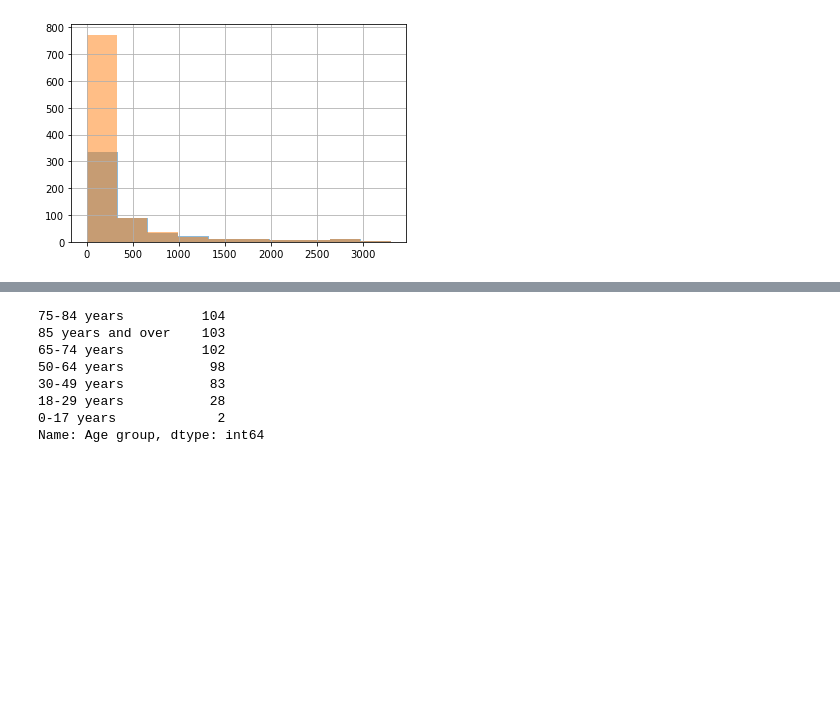
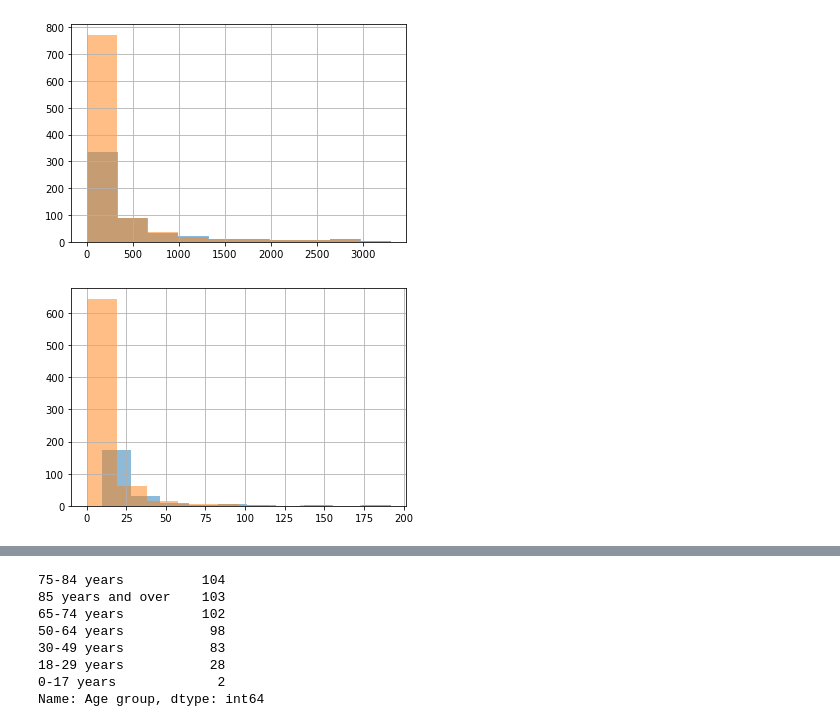
Before and after one commit to Ninjaneer1/COVID-19_Deaths_USA, a Jupyter notebook: COVID-19_Deaths_AgeGroup_Analysis.ipynb, the cells around one changed output, grey strips where cells are left out. Cells and saved outputs as stored; diff of their text form; code cells hidden in the pictures; blank space fills up the shorter version.

```diff
--- a/COVID-19_Deaths_AgeGroup_Analysis.ipynb
+++ b/COVID-19_Deaths_AgeGroup_Analysis.ipynb
@@ -155,3 +204,14 @@ df['COVID-19 Deaths'].hist(alpha = 0.5)
 # %% [output]
 <matplotlib.axes._subplots.AxesSubplot at 0x...>
 [figure]
+# %%
+# making dataframes without 0 reported Flu and Pneumonia deaths in the respective sets.
+df_nz_flu = df[df['Influenza Deaths'] >= 1]
+df_nz_pneu = df[df['Pneumonia Deaths'] >= 1]
+# %%
+# comparing the non-zero distribution to the zero inclusive distribution
+df_nz_flu['Influenza Deaths'].hist(alpha = 0.5)
+df['Influenza Deaths'].hist(alpha = 0.5)
+plt.show()
+# %% [output]
+[figure, added]
```
Also changed, not shown: parts of 26 cells of this notebook, 1 other file.
